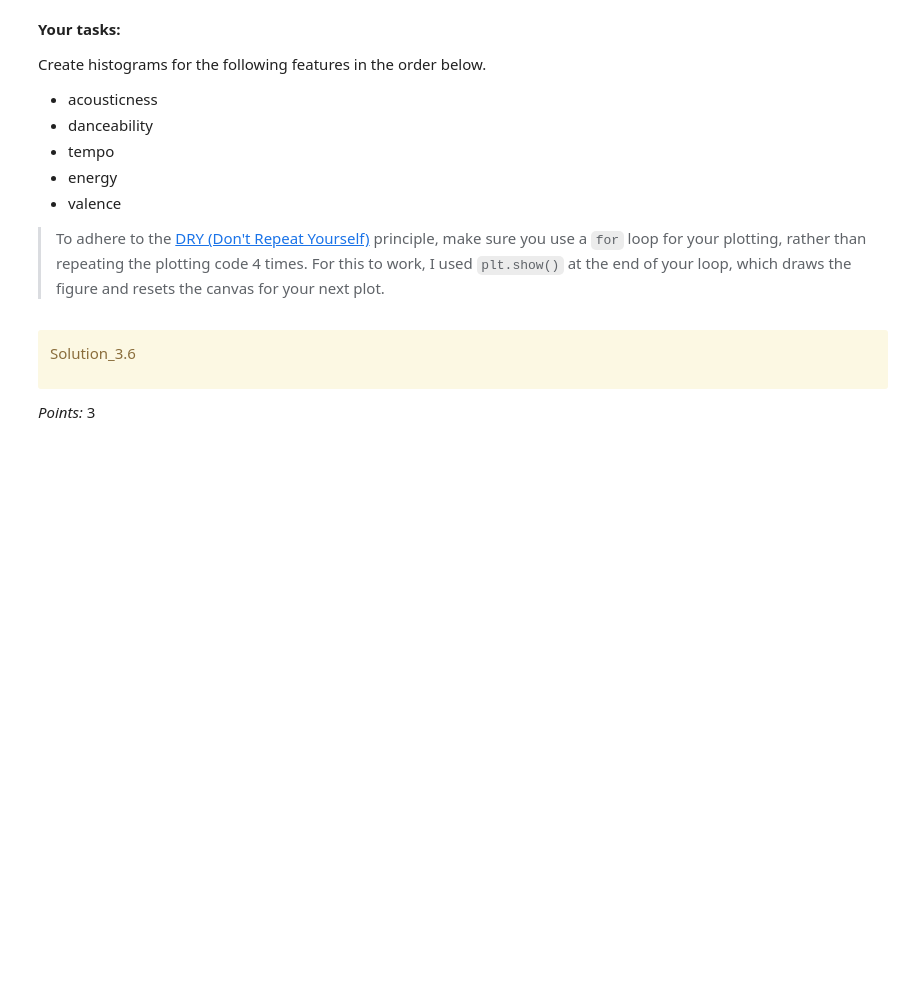
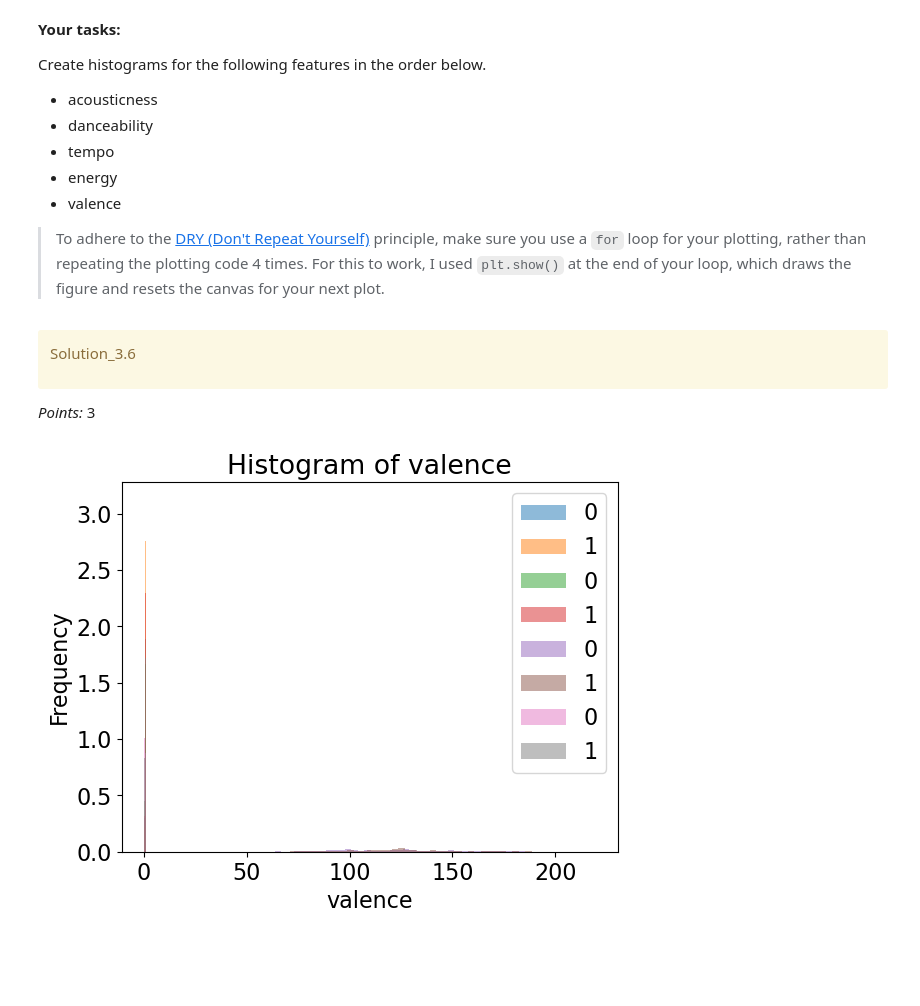
Before and after one commit to ansonnchan/cpsc-330, a Jupyter notebook: homeworks/HW2/hw2.ipynb, the cells around one changed output. Saved outputs shown, nothing was run; the diff lists cells and outputs as text; code cells hidden in the pictures; blank space fills up the shorter version.

```diff
--- a/homeworks/HW2/hw2.ipynb
+++ b/homeworks/HW2/hw2.ipynb
@@ -437,0 +490,4 @@ spotify_df = None
+# %%
+spotify_df = pd.read_csv("data/spotify.csv", index_col = 0)
+
+...
@@ -461,0 +517,4 @@ test_df = None
+# %%
+train_df, test_df = train_test_split(spotify_df, test_size=0.2, random_state=123)
+
+...
@@ -576,3 +649,16 @@ _Points:_ 3
+# %%
+features_plot = ["acoustiness", "danceability", "energy", "tempo", "valence"]
+
+for feat in features_plot:
+    actual_col = [c for c in train_df.columns if c.strip() == feat]
+    if actual_col:
+        col_name = actual_col[0]
+        train_df.groupby("target")[col_name].plot.hist(bins=50, alpha=0.5, legend=True, density = True, title = "Histogram of " + feat)
+
+plt.xlabel(feat)
+plt.show()
+# %% [output]
+[figure, added]
 # %% [markdown]
 <!-- END QUESTION -->
 
```
Also changed, not shown: parts of 76 cells of this notebook, 1 other file.
